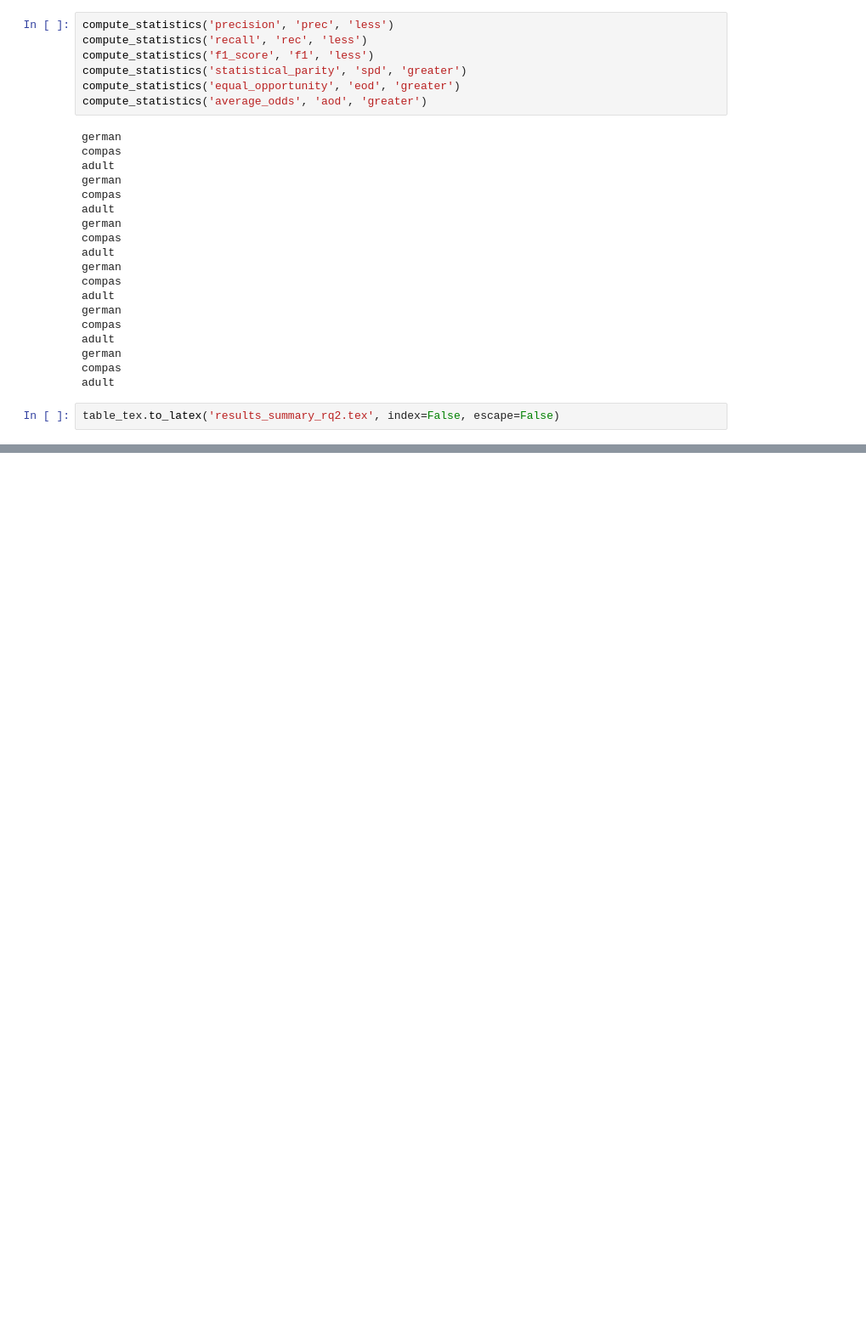
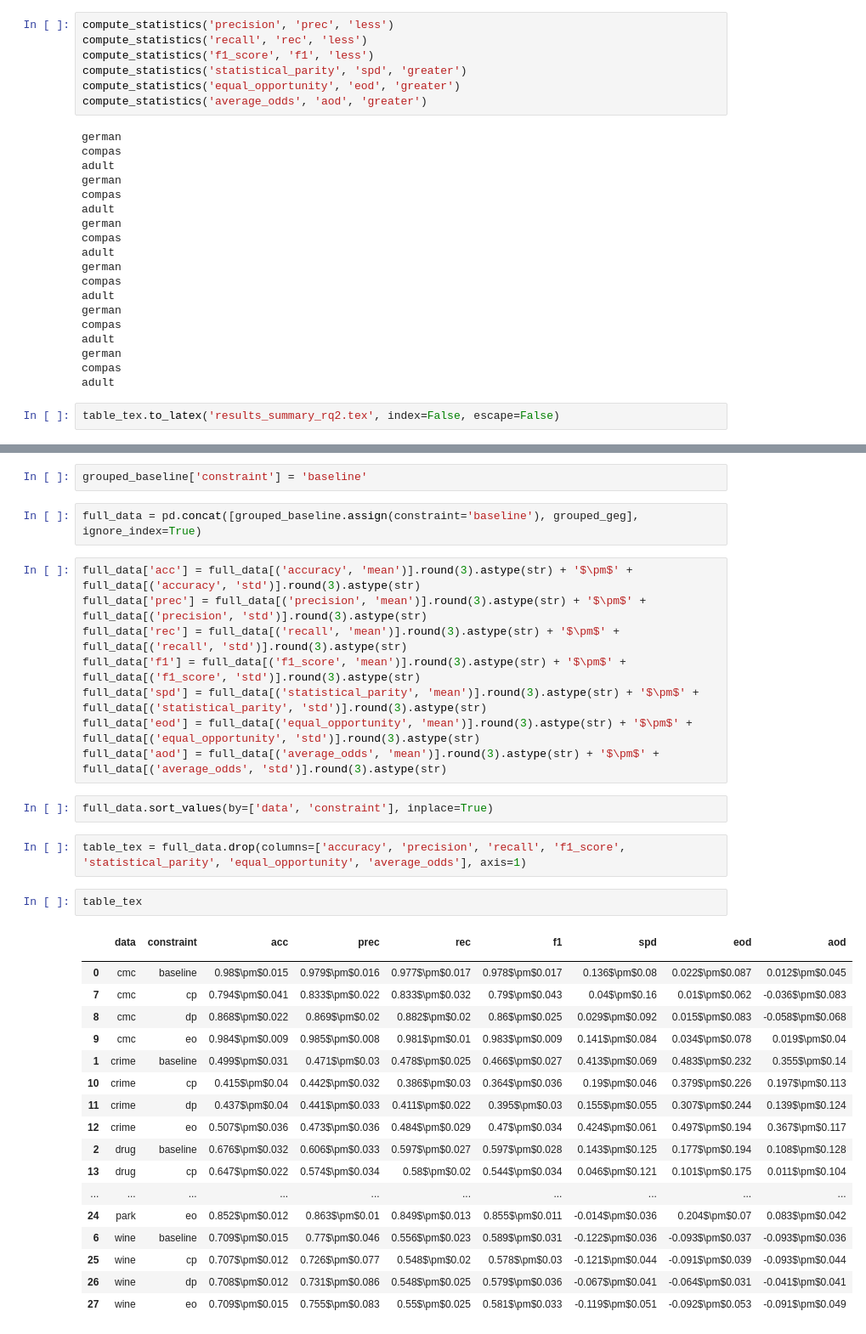
Before and after one commit to giordanoDaloisio/GEG, a Jupyter notebook: analysis.ipynb, the cells around one changed output, grey strips where cells are left out. Shown at 85% size. Drawn from its saved outputs; the diff is of its cells as text; blank space fills up the shorter version.

```diff
--- a/analysis.ipynb
+++ b/analysis.ipynb
@@ -229,0 +221,37 @@ table_tex.to_latex('results_summary_rq2.tex', index=False, escape=False)
+# %%
+grouped_baseline['constraint'] = 'baseline'
+# %%
+full_data = pd.concat([grouped_baseline.assign(constraint='baseline'), grouped_geg], ignore_index=True)
+# %%
+full_data['acc'] = full_data[('accuracy', 'mean')].round(3).astype(str) + '$\pm$' + full_data[('accuracy', 'std')].round(3).astype(str)
+full_data['prec'] = full_data[('precision', 'mean')].round(3).astype(str) + '$\pm$' + full_data[('precision', 'std')].round(3).astype(str)
+full_data['rec'] = full_data[('recall', 'mean')].round(3).astype(str) + '$\pm$' + full_data[('recall', 'std')].round(3).astype(str)
+full_data['f1'] = full_data[('f1_score', 'mean')].round(3).astype(str) + '$\pm$' + full_data[('f1_score', 'std')].round(3).astype(str)
+full_data['spd'] = full_data[('statistical_parity', 'mean')].round(3).astype(str) + '$\pm$' + full_data[('statistical_parity', 'std')].round(3).astype(str)
+full_data['eod'] = full_data[('equal_opportunity', 'mean')].round(3).astype(str) + '$\pm$' + full_data[('equal_opportunity', 'std')].round(3).astype(str)
+full_data['aod'] = full_data[('average_odds', 'mean')].round(3).astype(str) + '$\pm$' + full_data[('average_odds', 'std')].round(3).astype(str)
+# %%
+full_data.sort_values(by=['data', 'constraint'], inplace=True)
+# %%
+table_tex = full_data.drop(columns=['accuracy', 'precision', 'recall', 'f1_score', 'statistical_parity', 'equal_opportunity', 'average_odds'], axis=1)
+# %%
+table_tex
+# %% [output]
+|  | data | constraint | acc | prec | rec | f1 | spd | eod | aod |
+|  |  |  |  |  |  |  |  |  |  |
+| 0 | cmc | baseline | 0.98$\pm$0.015 | 0.979$\pm$0.016 | 0.977$\pm$0.017 | 0.978$\pm$0.017 | 0.136$\pm$0.08 | 0.022$\pm$0.087 | 0.012$\pm$0.045 |
+| 7 | cmc | cp | 0.794$\pm$0.041 | 0.833$\pm$0.022 | 0.833$\pm$0.032 | 0.79$\pm$0.043 | 0.04$\pm$0.16 | 0.01$\pm$0.062 | -0.036$\pm$0.083 |
+| 8 | cmc | dp | 0.868$\pm$0.022 | 0.869$\pm$0.02 | 0.882$\pm$0.02 | 0.86$\pm$0.025 | 0.029$\pm$0.092 | 0.015$\pm$0.083 | -0.058$\pm$0.068 |
+| 9 | cmc | eo | 0.984$\pm$0.009 | 0.985$\pm$0.008 | 0.981$\pm$0.01 | 0.983$\pm$0.009 | 0.141$\pm$0.084 | 0.034$\pm$0.078 | 0.019$\pm$0.04 |
+| 1 | crime | baseline | 0.499$\pm$0.031 | 0.471$\pm$0.03 | 0.478$\pm$0.025 | 0.466$\pm$0.027 | 0.413$\pm$0.069 | 0.483$\pm$0.232 | 0.355$\pm$0.14 |
+| 10 | crime | cp | 0.415$\pm$0.04 | 0.442$\pm$0.032 | 0.386$\pm$0.03 | 0.364$\pm$0.036 | 0.19$\pm$0.046 | 0.379$\pm$0.226 | 0.197$\pm$0.113 |
+| 11 | crime | dp | 0.437$\pm$0.04 | 0.441$\pm$0.033 | 0.411$\pm$0.022 | 0.395$\pm$0.03 | 0.155$\pm$0.055 | 0.307$\pm$0.244 | 0.139$\pm$0.124 |
+| 12 | crime | eo | 0.507$\pm$0.036 | 0.473$\pm$0.036 | 0.484$\pm$0.029 | 0.47$\pm$0.034 | 0.424$\pm$0.061 | 0.497$\pm$0.194 | 0.367$\pm$0.117 |
+| 2 | drug | baseline | 0.676$\pm$0.032 | 0.606$\pm$0.033 | 0.597$\pm$0.027 | 0.597$\pm$0.028 | 0.143$\pm$0.125 | 0.177$\pm$0.194 | 0.108$\pm$0.128 |
+| 13 | drug | cp | 0.647$\pm$0.022 | 0.574$\pm$0.034 | 0.58$\pm$0.02 | 0.544$\pm$0.034 | 0.046$\pm$0.121 | 0.101$\pm$0.175 | 0.011$\pm$0.104 |
+| ... | ... | ... | ... | ... | ... | ... | ... | ... | ... |
+| 24 | park | eo | 0.852$\pm$0.012 | 0.863$\pm$0.01 | 0.849$\pm$0.013 | 0.855$\pm$0.011 | -0.014$\pm$0.036 | 0.204$\pm$0.07 | 0.083$\pm$0.042 |
+| 6 | wine | baseline | 0.709$\pm$0.015 | 0.77$\pm$0.046 | 0.556$\pm$0.023 | 0.589$\pm$0.031 | -0.122$\pm$0.036 | -0.093$\pm$0.037 | -0.093$\pm$0.036 |
+| 25 | wine | cp | 0.707$\pm$0.012 | 0.726$\pm$0.077 | 0.548$\pm$0.02 | 0.578$\pm$0.03 | -0.121$\pm$0.044 | -0.091$\pm$0.039 | -0.093$\pm$0.044 |
+| 26 | wine | dp | 0.708$\pm$0.012 | 0.731$\pm$0.086 | 0.548$\pm$0.025 | 0.579$\pm$0.036 | -0.067$\pm$0.041 | -0.064$\pm$0.031 | -0.041$\pm$0.041 |
+| 27 | wine | eo | 0.709$\pm$0.015 | 0.755$\pm$0.083 | 0.55$\pm$0.025 | 0.581$\pm$0.033 | -0.119$\pm$0.051 | -0.092$\pm$0.053 | -0.091$\pm$0.049 |
```
Also changed, not shown: parts of 27 cells of this notebook, 11 other files.
